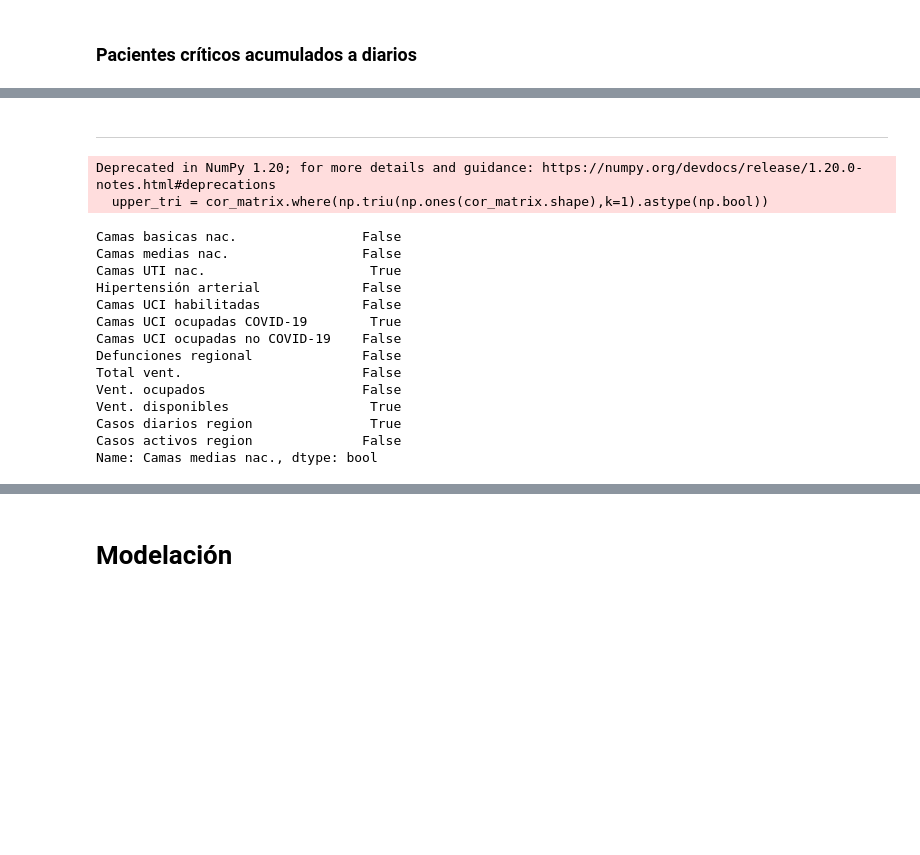
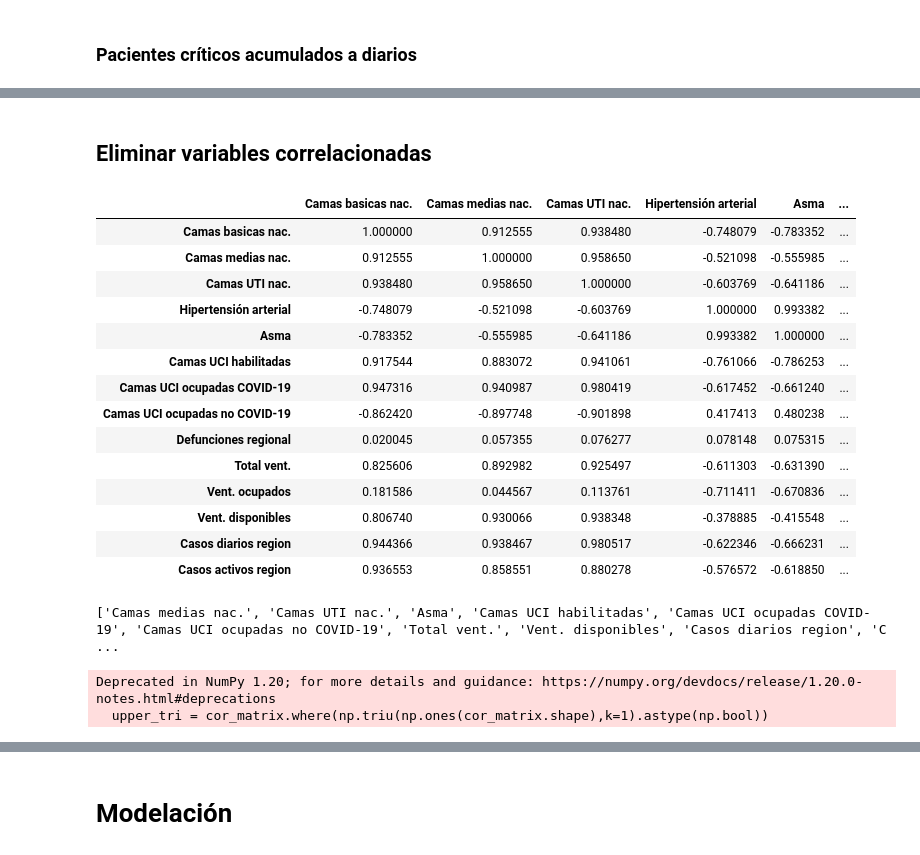
Before and after one commit to ncarf/prediction-uci, a Jupyter notebook: Prediction_UCI.ipynb, the cells around one changed output, grey strips where cells are left out. Cells and saved outputs as stored; diff of their text form; code cells hidden in the pictures; blank space fills up the shorter version.

```diff
--- a/Prediction_UCI.ipynb
+++ b/Prediction_UCI.ipynb
@@ -704,33 +692,39 @@ importances
 | 11 | Vent. disponibles | 0.046281 |
 # %%
 # Hacer plot de importancia
-# %% [markdown]
-----
+# %% [markdown]
+## Eliminar variables correlacionadas
+# %%
+corr = x_train2.corr(method="pearson")
+corr
+# %% [output]
+|  | Camas basicas nac. | Camas medias nac. | Camas UTI nac. | Hipertensión arterial | Asma | ... |
+| Camas basicas nac. | 1.000000 | 0.912555 | 0.938480 | -0.748079 | -0.783352 | ... |
+| Camas medias nac. | 0.912555 | 1.000000 | 0.958650 | -0.521098 | -0.555985 | ... |
+| Camas UTI nac. | 0.938480 | 0.958650 | 1.000000 | -0.603769 | -0.641186 | ... |
+| Hipertensión arterial | -0.748079 | -0.521098 | -0.603769 | 1.000000 | 0.993382 | ... |
+| Asma | -0.783352 | -0.555985 | -0.641186 | 0.993382 | 1.000000 | ... |
+| Camas UCI habilitadas | 0.917544 | 0.883072 | 0.941061 | -0.761066 | -0.786253 | ... |
+| Camas UCI ocupadas COVID-19 | 0.947316 | 0.940987 | 0.980419 | -0.617452 | -0.661240 | ... |
+| Camas UCI ocupadas no COVID-19 | -0.862420 | -0.897748 | -0.901898 | 0.417413 | 0.480238 | ... |
+| Defunciones regional | 0.020045 | 0.057355 | 0.076277 | 0.078148 | 0.075315 | ... |
+| Total vent. | 0.825606 | 0.892982 | 0.925497 | -0.611303 | -0.631390 | ... |
+| Vent. ocupados | 0.181586 | 0.044567 | 0.113761 | -0.711411 | -0.670836 | ... |
+| Vent. disponibles | 0.806740 | 0.930066 | 0.938348 | -0.378885 | -0.415548 | ... |
+| Casos diarios region | 0.944366 | 0.938467 | 0.980517 | -0.622346 | -0.666231 | ... |
+| Casos activos region | 0.936553 | 0.858551 | 0.880278 | -0.576572 | -0.618850 | ... |
 # %%
 
 cor_matrix = corr.abs()
 upper_tri = cor_matrix.where(np.triu(np.ones(cor_matrix.shape),k=1).astype(np.bool))
-upper_tri.iloc[1,:] > 0.90
+#upper_tri.iloc[4,:] > 0.90
 #print(upper_tri)
-#to_drop = [column for column in upper_tri.columns if any(upper_tri[column] > 0.85)]
-#print(to_drop)
+to_drop = [column for column in upper_tri.columns if any(upper_tri[column] > 0.90)]
+print(to_drop)
 
 #data_dropped = x_train.copy()
 #data_dropped = data_dropped.drop(to_drop, axis=1)
 # %% [output]
-Deprecated in NumPy 1.20; for more details and guidance: https://numpy.org/devdocs/release/1.20.0-notes.html#deprecations
-  upper_tri = cor_matrix.where(np.triu(np.ones(cor_matrix.shape),k=1).astype(np.bool))
+['Camas medias nac.', 'Camas UTI nac.', 'Asma', 'Camas UCI habilitadas', 'Camas UCI ocupadas COVID-19', 'Camas UCI ocupadas no COVID-19', 'Total vent.', 'Vent. disponibles', 'Casos diarios region', 'C ...
-Camas basicas nac.                False
-Camas medias nac.                 False
-Camas UTI nac.                     True
-Hipertensión arterial             False
-Camas UCI habilitadas             False
-Camas UCI ocupadas COVID-19        True
-Camas UCI ocupadas no COVID-19    False
-Defunciones regional              False
-Total vent.                       False
-Vent. ocupados                    False
-Vent. disponibles                  True
-Casos diarios region               True
-Casos activos region              False
-Name: Camas medias nac., dtype: bool
+Deprecated in NumPy 1.20; for more details and guidance: https://numpy.org/devdocs/release/1.20.0-notes.html#deprecations
+  upper_tri = cor_matrix.where(np.triu(np.ones(cor_matrix.shape),k=1).astype(np.bool))
```
Also changed, not shown: parts of 24 cells of this notebook.
